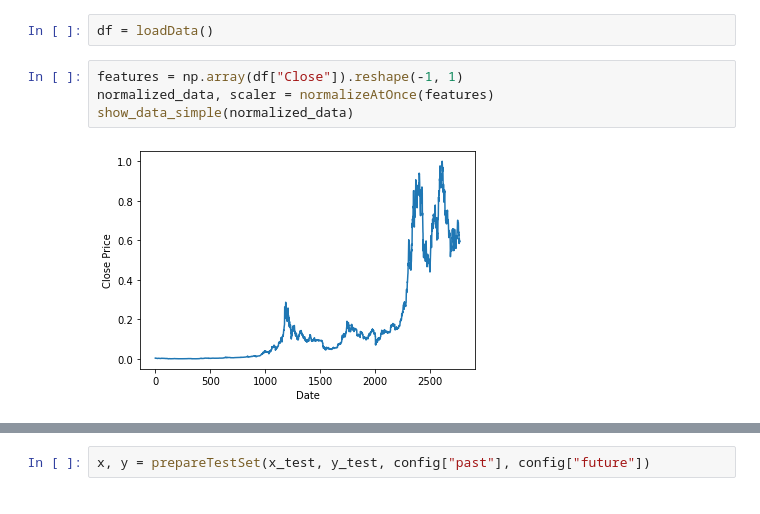
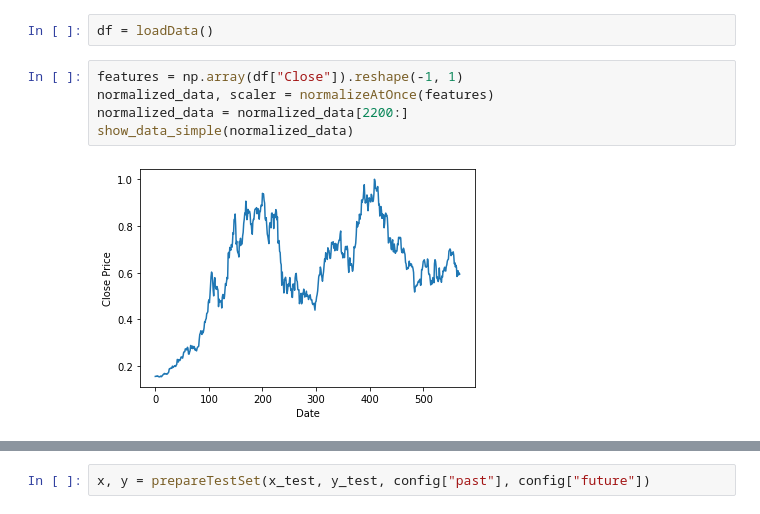
Before and after one commit to andrei-aleksanian/Bitcoin-price-prediction, a Jupyter notebook: src/colab2_longData.ipynb, the cells around one changed output, grey strips where cells are left out. Cells and saved outputs as stored; diff of their text form.

```diff
--- a/src/colab2_longData.ipynb
+++ b/src/colab2_longData.ipynb
@@ -11,8 +11,9 @@ df = loadData()
 # %%
 features = np.array(df["Close"]).reshape(-1, 1)
 normalized_data, scaler = normalizeAtOnce(features)
+normalized_data = normalized_data[2200:]
 show_data_simple(normalized_data)
 # %% [output]
-[figure, old version]
+[figure, new version]
 # %%
 config = {
```
Also changed, not shown: parts of 5 cells of this notebook, 5 other files.
